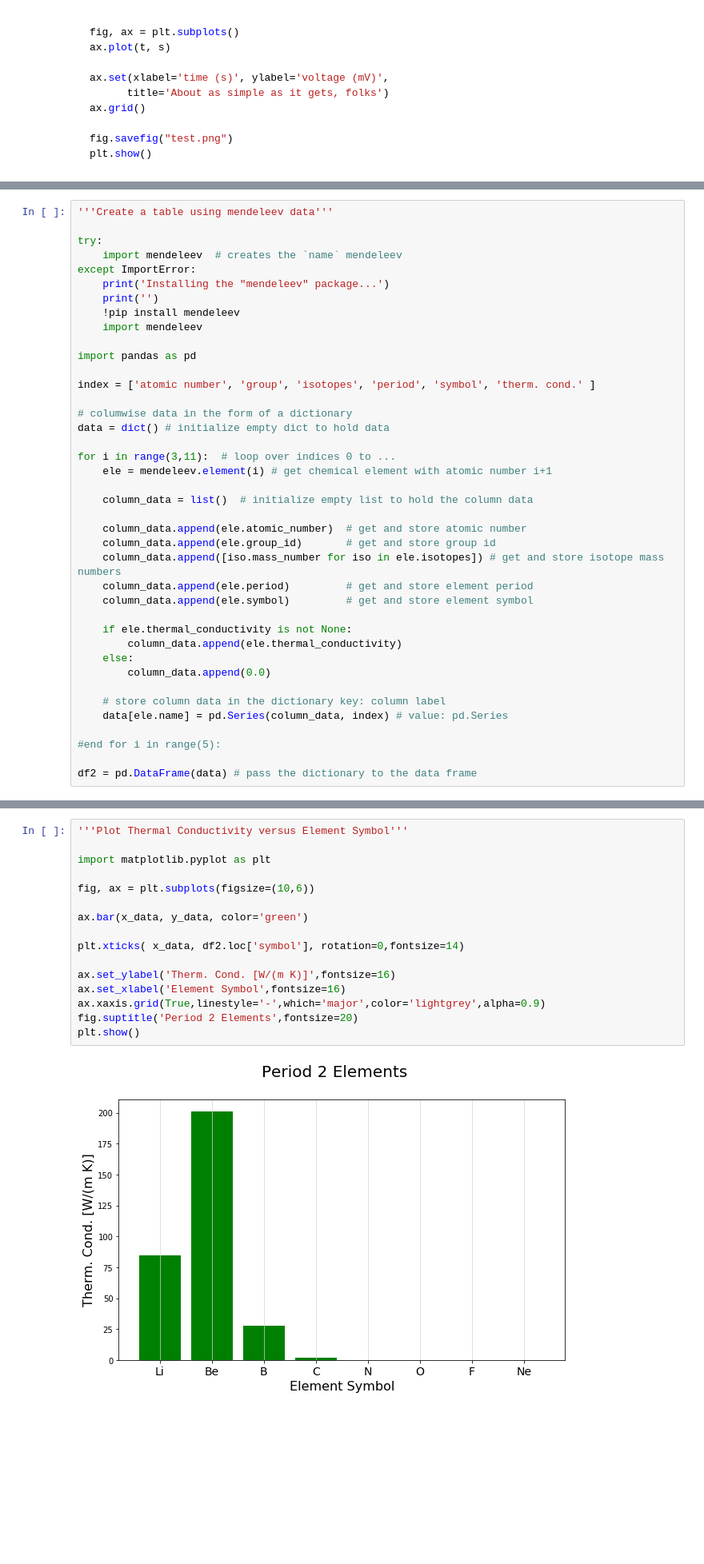
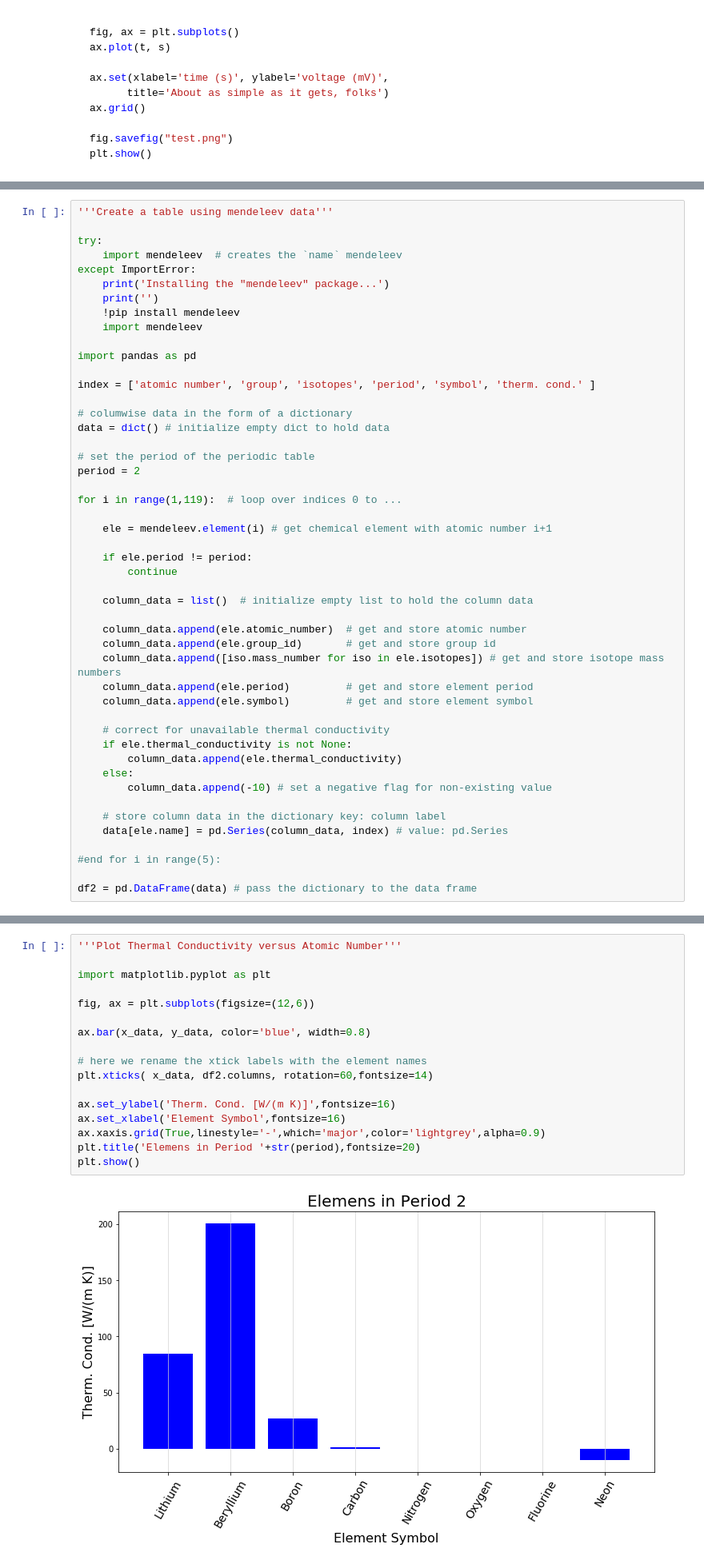
Before and after one commit to dpploy/chen-1070, a Jupyter notebook: notebooks/06-plotting.ipynb, the cells around one changed output, grey strips where cells are left out. Shown: that part at 80% size. Cells and saved outputs as stored; diff of their text form; blank space fills up the shorter version.

```diff
--- a/notebooks/06-plotting.ipynb
+++ b/notebooks/06-plotting.ipynb
@@ -106,8 +108,15 @@ index = ['atomic number', 'group', 'isotopes', 'period', 'symbol', 'therm. cond.
 # columwise data in the form of a dictionary
 data = dict() # initialize empty dict to hold data
 
-for i in range(3,11):  # loop over indices 0 to ...
+# set the period of the periodic table
+period = 2
+
+for i in range(1,119):  # loop over indices 0 to ...
+
     ele = mendeleev.element(i) # get chemical element with atomic number i+1
+
+    if ele.period != period:
+        continue
 
     column_data = list()  # initialize empty list to hold the column data
 
@@ -117,10 +126,11 @@ for i in range(3,11):  # loop over indices 0 to ...
     column_data.append(ele.period)         # get and store element period
     column_data.append(ele.symbol)         # get and store element symbol
 
+    # correct for unavailable thermal conductivity
     if ele.thermal_conductivity is not None:
         column_data.append(ele.thermal_conductivity)
     else:
-        column_data.append(0.0)
+        column_data.append(-10) # set a negative flag for non-existing value
 
     # store column data in the dictionary key: column label
     data[ele.name] = pd.Series(column_data, index) # value: pd.Series
@@ -160,18 +199,19 @@ plt.show()
 # %%
-'''Plot Thermal Conductivity versus Element Symbol'''
+'''Plot Thermal Conductivity versus Atomic Number'''
 
 import matplotlib.pyplot as plt
 
-fig, ax = plt.subplots(figsize=(10,6))
+fig, ax = plt.subplots(figsize=(12,6))
 
-ax.bar(x_data, y_data, color='green')
+ax.bar(x_data, y_data, color='blue', width=0.8)
 
-plt.xticks( x_data, df2.loc['symbol'], rotation=0,fontsize=14)
+# here we rename the xtick labels with the element names
+plt.xticks( x_data, df2.columns, rotation=60,fontsize=14)
 
 ax.set_ylabel('Therm. Cond. [W/(m K)]',fontsize=16)
 ax.set_xlabel('Element Symbol',fontsize=16)
 ax.xaxis.grid(True,linestyle='-',which='major',color='lightgrey',alpha=0.9)
-fig.suptitle('Period 2 Elements',fontsize=20)
+plt.title('Elemens in Period '+str(period),fontsize=20)
 plt.show()
 # %% [output]
-[figure, old version]
+[figure, new version]
```
Also changed, not shown: parts of 8 cells of this notebook.
